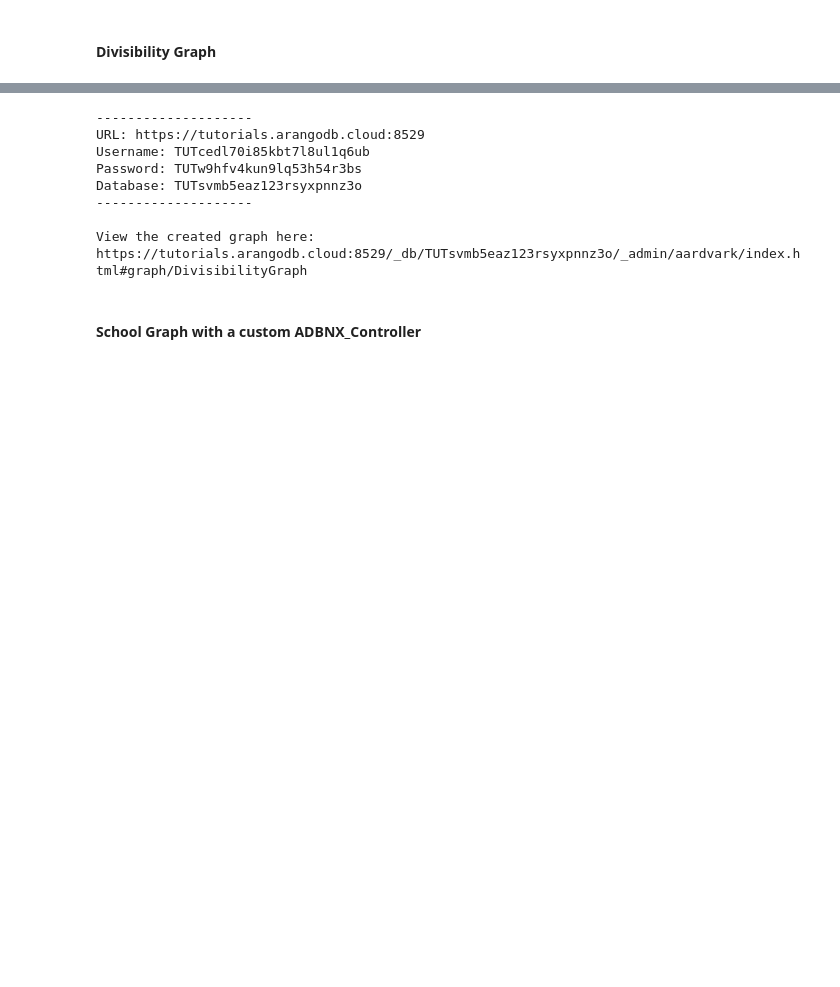
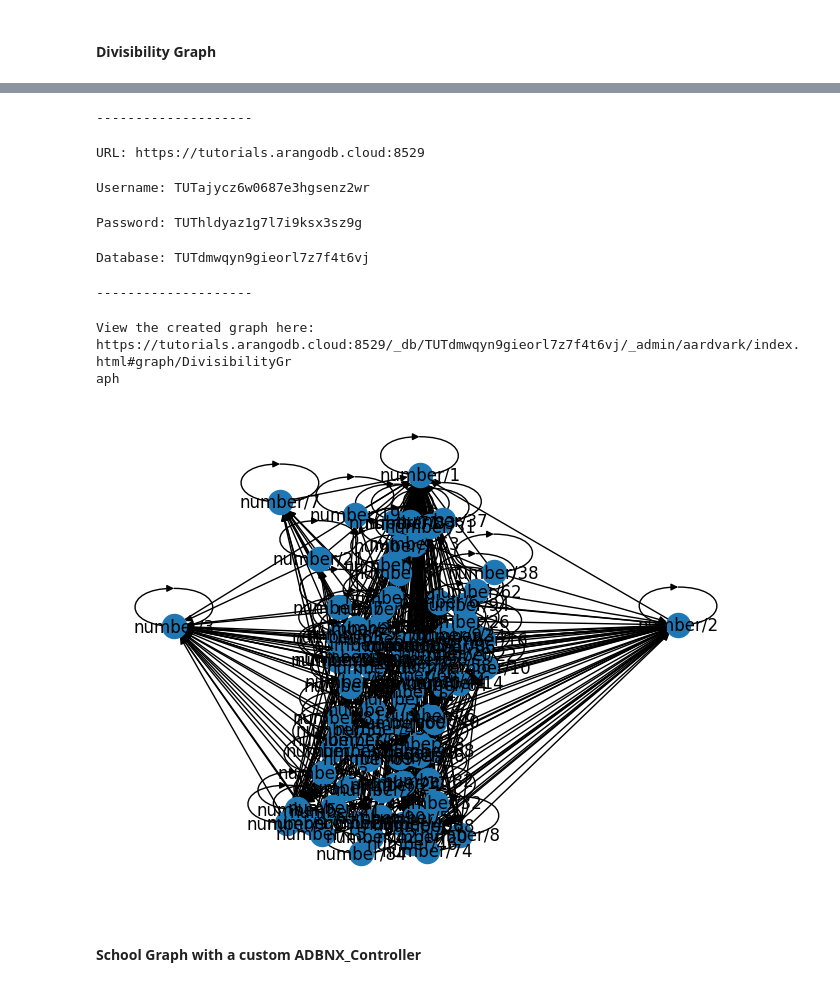
Before and after one commit to arangoml/networkx-adapter, a Jupyter notebook: examples/outputs/ArangoDB_NetworkX_Adapter_output.ipynb, the cells around one changed output, grey strips where cells are left out. Cells and saved outputs as stored; diff of their text form; code cells hidden in the pictures; blank space fills up the shorter version.

```diff
--- a/examples/outputs/ArangoDB_NetworkX_Adapter_output.ipynb
+++ b/examples/outputs/ArangoDB_NetworkX_Adapter_output.ipynb
@@ -502,35 +470,30 @@ Important notes
 # %%
 # Create the NetworkX graph
 edges = [
-    (f"numbers_j/{j}", f"numbers_i/{i}", j / i)
+    (f"number/{j}", f"number/{i}", j / i)
     for i in range(1, 101)
     for j in range(1, 101)
     if j % i == 0
 ]
 nx_graph = nx.MultiDiGraph()
 nx_graph.add_weighted_edges_from(edges)
+nx.draw(nx_graph, with_labels=True)
 
 # Specify ArangoDB edge definitions
 edge_definitions = [
     {
         "edge_collection": "is_divisible_by",
-        "from_vertex_collections": ["numbers_j"],
-        "to_vertex_collections": ["numbers_i"],
+        "from_vertex_collections": ["number"],
+        "to_vertex_collections": ["number"],
     }
 ]
 
 # Create ArangoDB graph from NetworkX
 name = "DivisibilityGraph"
 db.delete_graph(name, drop_collections=True, ignore_missing=True)
-adb_graph = adbnx_adapter.networkx_to_arangodb(name, nx_graph, edge_definitions, keyify_nodes=True)
+adb_graph = adbnx_adapter.networkx_to_arangodb(name, nx_graph, edge_definitions)
 
-print('\n--------------------')
-print("URL: " + con["url"])
-print("Username: " + con["username"])
-print("Password: " + con["password"])
-print("Database: " + con["dbName"])
-print('--------------------\n')
-print(f"View the created graph here: {con['url']}/_db/{con['dbName']}/_admin/aardvark/index.html#graph/{name}")
+print_adb_info(con, name)
 # %% [output]
 [interactive output not drawn]
 [interactive output not drawn]
@@ -540,12 +503,14 @@ print(f"View the created graph here: {con['url']}/_db/{con['dbName']}/_admin/aar
 INFO:adbnx_adapter:Created ArangoDB 'DivisibilityGraph' Graph
 --------------------
-URL: https://tutorials.arangodb.cloud:8529
-Username: TUTcedl70i85kbt7l8ul1q6ub
-Password: TUTw9hfv4kun9lq53h54r3bs
-Database: TUTsvmb5eaz123rsyxpnnz3o
---------------------
-
-View the created graph here: https://tutorials.arangodb.cloud:8529/_db/TUTsvmb5eaz123rsyxpnnz3o/_admin/aardvark/index.html#graph/DivisibilityGraph
+URL: https://tutorials.arangodb.cloud:8529
+Username: TUTajycz6w0687e3hgsenz2wr
+Password: TUThldyaz1g7l7i9ksx3sz9g
+Database: TUTdmwqyn9gieorl7z7f4t6vj
+--------------------
+View the created graph here:
+https://tutorials.arangodb.cloud:8529/_db/TUTdmwqyn9gieorl7z7f4t6vj/_admin/aardvark/index.html#graph/DivisibilityGr
+aph
+[figure, added]
 # %% [markdown]
 #### School Graph with a custom ADBNX_Controller
 # %% [markdown]
```
Also changed, not shown: parts of 28 cells of this notebook, 1 other file.
